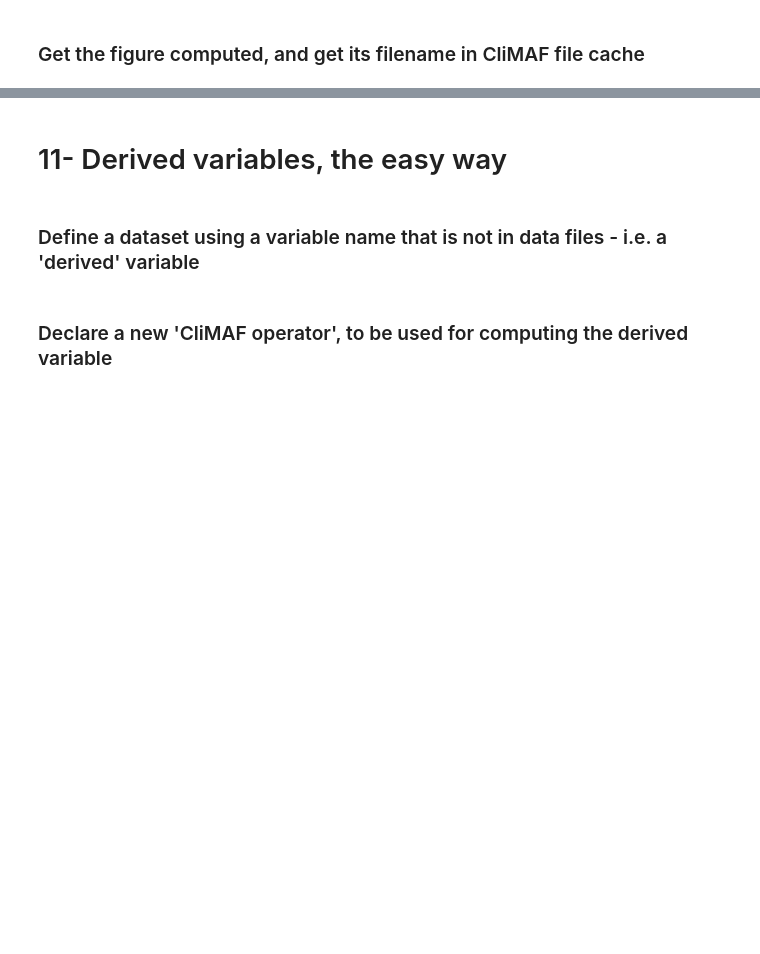
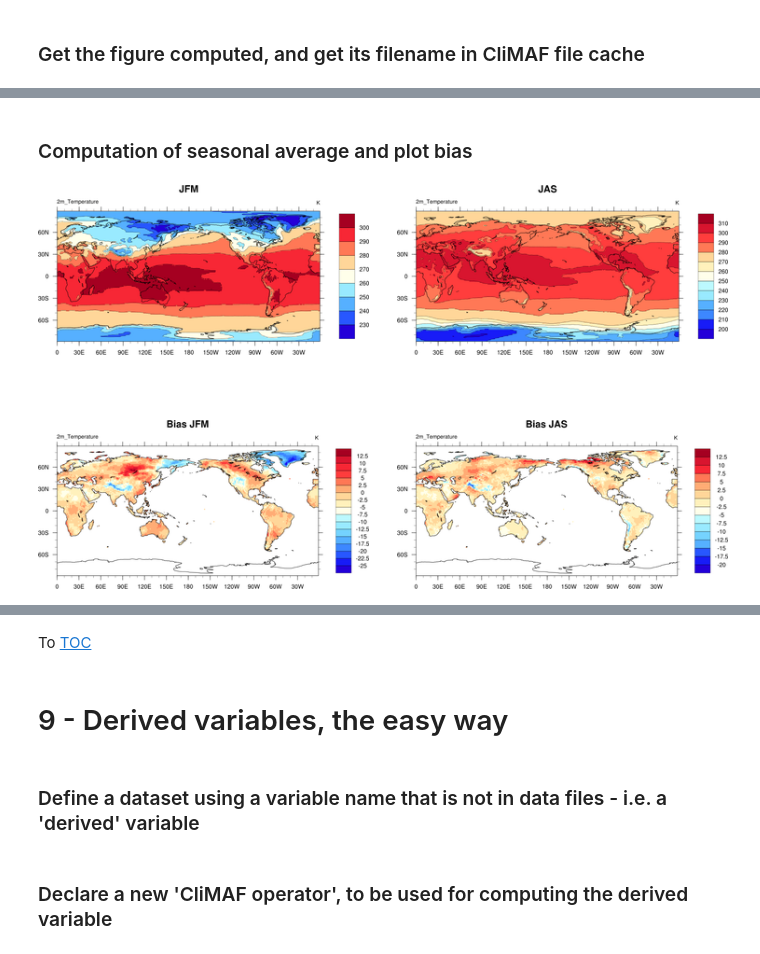
Before and after one commit to rigoudyg/climaf, a Jupyter notebook: examples/ATourOfCliMAF2.ipynb, the cells around one changed output, grey strips where cells are left out. Cells and saved outputs as stored; diff of their text form; code cells hidden in the pictures; blank space fills up the shorter version.

```diff
--- a/examples/ATourOfCliMAF2.ipynb
+++ b/examples/ATourOfCliMAF2.ipynb
@@ -287,7 +329,48 @@ Done in 0.8 s with script computation for lines(ccdo(llbox(ccdo(ds('example.AMIP
+# %% [markdown]
+### Computation of seasonal average and plot bias
+# %%
+# obs
+if atCNRM :
+    obs=ds(project='cruts3',variable='tas', period='1980-1981',grid='T127')
+else :
+    if onCiclad :
+        obs=ds(project='ref_ipsl', variable='tas', period='1980-1981', product='*')
+anncycle_obs=ccdo(obs,operator='ymonavg')
+# %%
+# seasonal average
+JFM=ccdo(anncycle,operator='selmon,1,2,3')
+JAS=ccdo(anncycle,operator='selmon,7,8,9')
+
+JFM_obs=ccdo(anncycle_obs,operator='selmon,1,2,3')
+JAS_obs=ccdo(anncycle_obs,operator='selmon,7,8,9')
+# %%
+# bias
+JFM_regrid=regrid(JFM,JFM_obs)
+JFM_bias=minus(JFM_regrid,JFM_obs)
+
+JAS_regrid=regrid(JAS,JAS_obs)
+JAS_bias=minus(JAS_regrid,JAS_obs)
+# %%
+# plot
+JFM_map=plot(JFM,title='JFM',contours=1)
+JAS_map=plot(JAS,title='JAS', contours=1)
+
+#JFM_obs_map=plot(JFM_obs,title='JFM')
+#JAS_obs_map=plot(JAS_obs,title='JAS')
+
+JFM_bias_map=plot(JFM_bias,title='Bias JFM')
+JAS_bias_map=plot(JAS_bias,title='Bias JAS')
+
+multiplot=cpage([[JFM_map, JAS_map],[JFM_bias_map,JAS_bias_map]],heights=[0.2, 0.2])
+Image(filename=cfile(multiplot))
+# %% [output]
+[figure, added]
 # %% [markdown]
 <a id='derive'></a>
+# %% [markdown]
+To [TOC](#TOC)<br>
 # %% [markdown]
-# 11- Derived variables, the easy way
+# 9 - Derived variables, the easy way
 # %% [markdown]
 ### Define a dataset using a variable name that is not in data files - i.e. a 'derived' variable
 # %%
```
Also changed, not shown: parts of 44 cells of this notebook, 1 other file.
